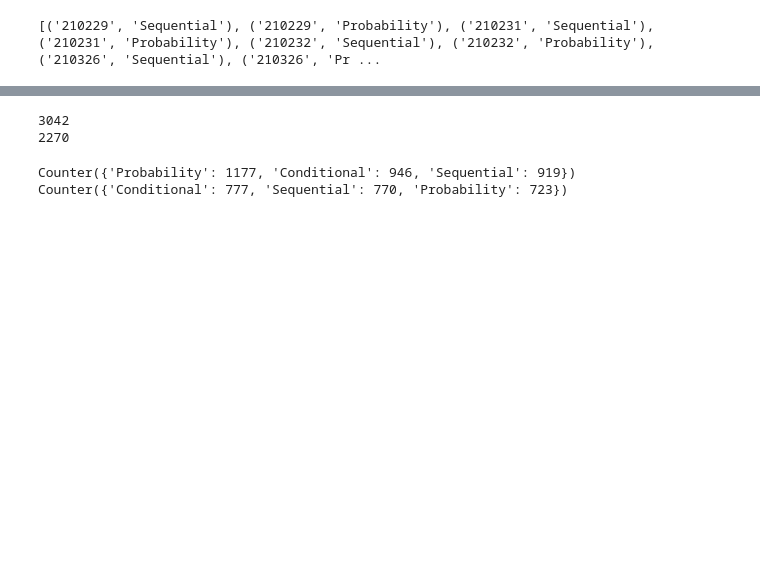
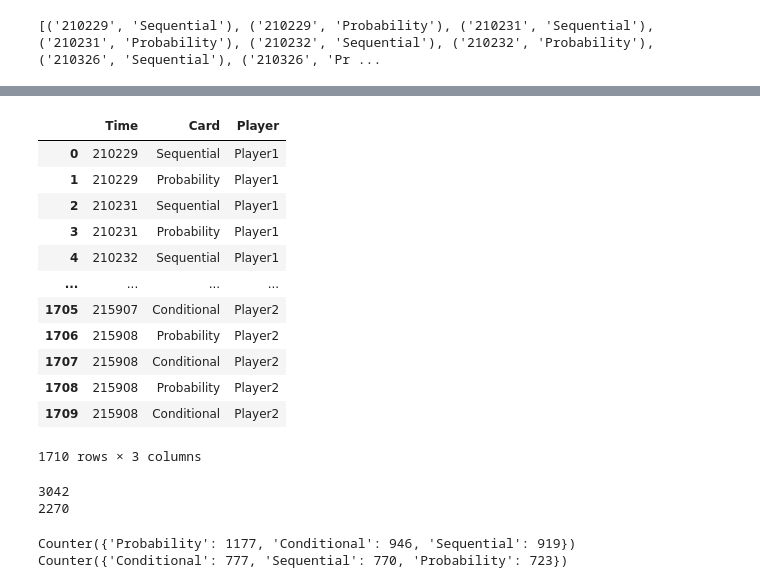
Before and after one commit to Visheshk/ra-data-analysis, a Jupyter notebook: 0112.ipynb, the cells around one changed output, grey strips where cells are left out. Cells and saved outputs as stored; diff of their text form; code cells hidden in the pictures; blank space fills up the shorter version.

```diff
--- a/0112.ipynb
+++ b/0112.ipynb
@@ -148,0 +229,17 @@ print(hrcardlst)
+# %%
+hrcombined = pd.concat([hrdf, hr2df], ignore_index=True, sort=False)
+hrcombined
+# %% [output]
+|  | Time | Card | Player |
+| 0 | 210229 | Sequential | Player1 |
+| 1 | 210229 | Probability | Player1 |
+| 2 | 210231 | Sequential | Player1 |
+| 3 | 210231 | Probability | Player1 |
+| 4 | 210232 | Sequential | Player1 |
+| ... | ... | ... | ... |
+| 1705 | 215907 | Conditional | Player2 |
+| 1706 | 215908 | Probability | Player2 |
+| 1707 | 215908 | Conditional | Player2 |
+| 1708 | 215908 | Probability | Player2 |
+| 1709 | 215908 | Conditional | Player2 |
+1710 rows × 3 columns
```
Also changed, not shown: parts of 13 cells of this notebook.
